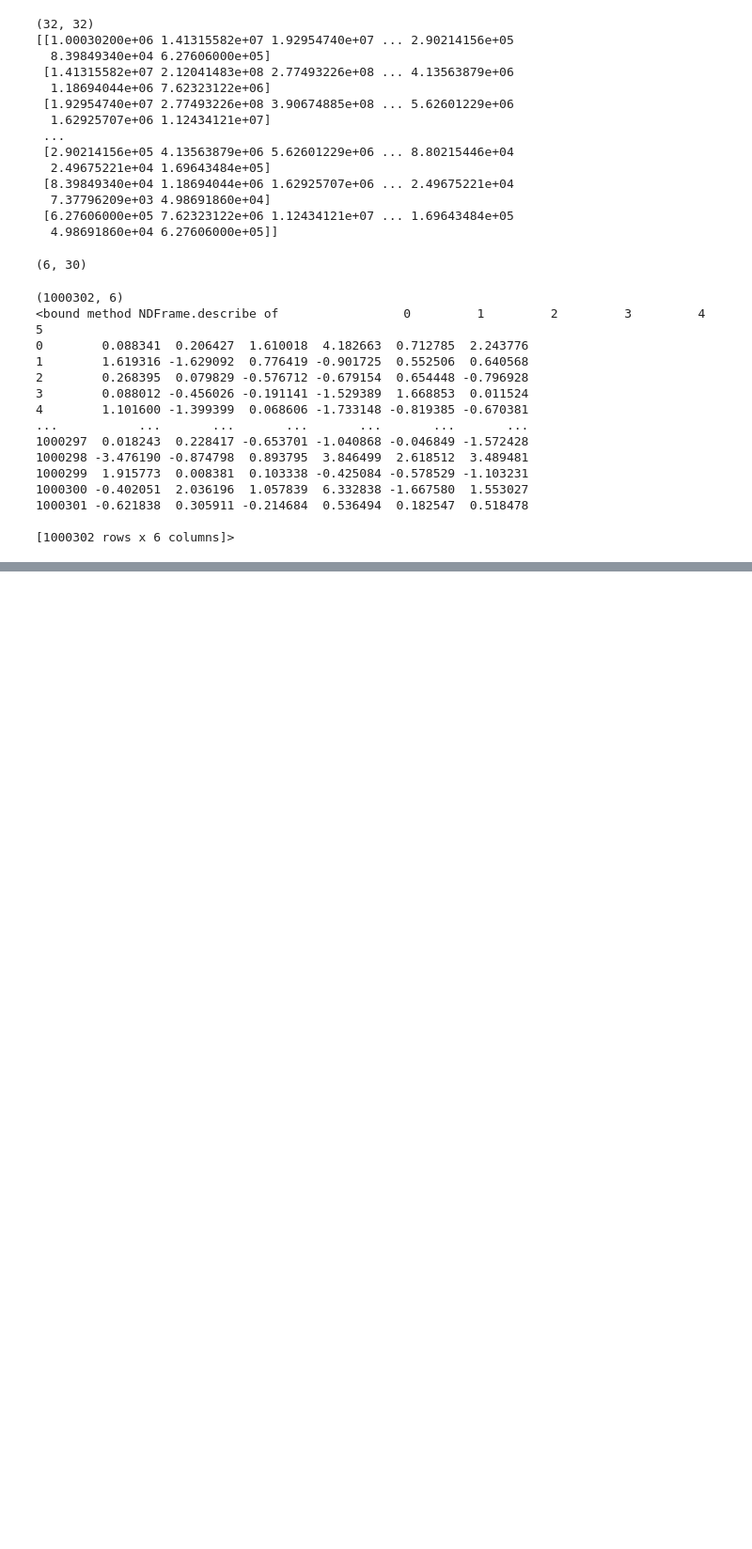
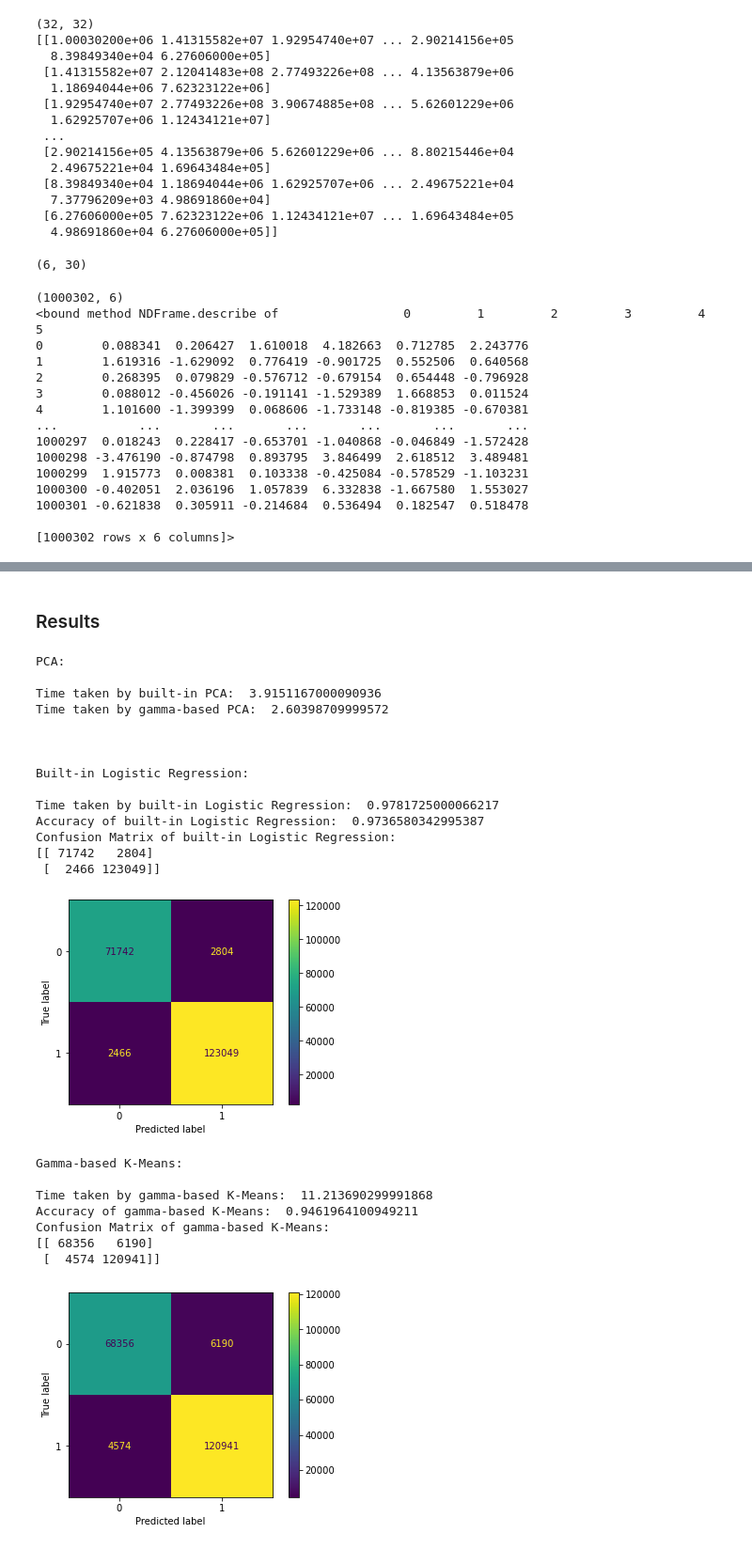
Before and after one commit to JediRhymeTrix/COSC-6339-HW1, a Jupyter notebook: hw1.ipynb, the cells around one changed output, grey strips where cells are left out. Shown at 94% size. Cells and saved outputs as stored; diff of their text form; code cells hidden in the pictures; blank space fills up the shorter version.

```diff
--- a/hw1.ipynb
+++ b/hw1.ipynb
@@ -418,0 +426,53 @@ Accuracy = 0.9579428274376315
+# %% [markdown]
+### Results
+# %%
+# printing results
+print('PCA: \n')
+print('Time taken by built-in PCA: ', results['builtin_pca_time'])
+print('Time taken by gamma-based PCA: ', results['gamma_pca_time'])
+
+print('\n\n')
+
+# Built-in LR
+print('Built-in Logistic Regression: \n')
+print('Time taken by built-in Logistic Regression: ', results['builtin_lr_time'])
+print('Accuracy of built-in Logistic Regression: ', results['builtin_lr_accuracy'])
+print('Confusion Matrix of built-in Logistic Regression: ')
+print(confusion_matrix(y_test.values, results['builtin_lr_predictions']))
+ConfusionMatrixDisplay.from_predictions(y_test.values, results['builtin_lr_predictions'])
+plt.show()
+
+print('\n')
+
+# Gamma-based K-Means
+print('Gamma-based K-Means: \n')
+print('Time taken by gamma-based K-Means: ', results['gamma_kmeans_time'])
+print('Accuracy of gamma-based K-Means: ', results['gamma_kmeans_accuracy'])
+print('Confusion Matrix of gamma-based K-Means: ')
+print(confusion_matrix(y_test.values, results['gamma_kmeans_predictions']))
+ConfusionMatrixDisplay.from_predictions(y_test.values, results['gamma_kmeans_predictions'])
+plt.show()
+# %% [output]
+PCA:
+
+Time taken by built-in PCA:  3.9151167000090936
+Time taken by gamma-based PCA:  2.60398709999572
+
+
+
+Built-in Logistic Regression:
+
+Time taken by built-in Logistic Regression:  0.9781725000066217
+Accuracy of built-in Logistic Regression:  0.9736580342995387
+Confusion Matrix of built-in Logistic Regression:
+[[ 71742   2804]
+ [  2466 123049]]
+[figure, added]
+Gamma-based K-Means:
+
+Time taken by gamma-based K-Means:  11.213690299991868
+Accuracy of gamma-based K-Means:  0.9461964100949211
+Confusion Matrix of gamma-based K-Means:
+[[ 68356   6190]
+ [  4574 120941]]
+[figure, added]
```
Also changed, not shown: parts of 9 cells of this notebook.
